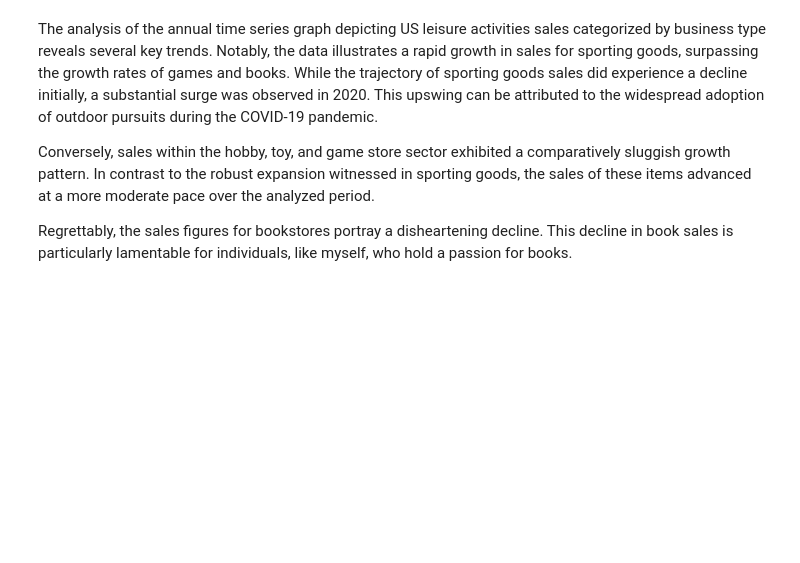
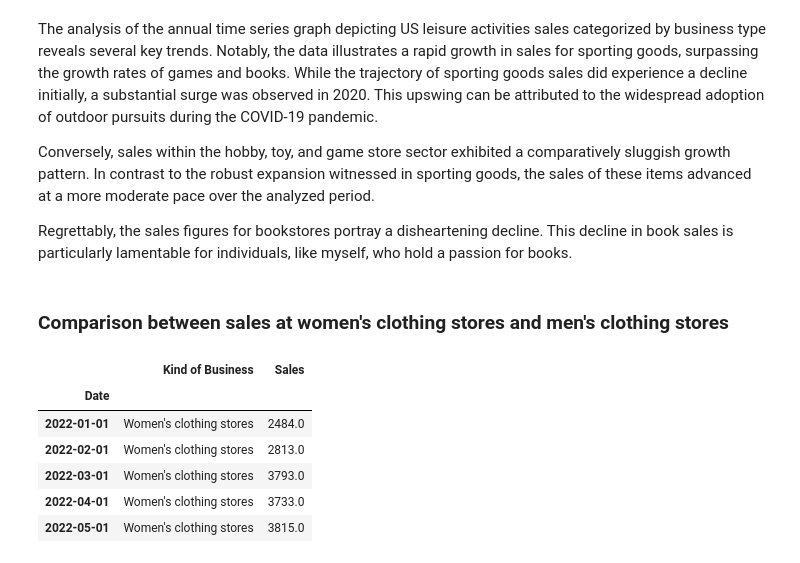
Before and after one commit to luizamfsantos/US-Retail-Sales-Data-Exploration, a Jupyter notebook: data_analysis.ipynb, the cells around one changed output. Drawn from its saved outputs; the diff is of its cells as text; code cells hidden in the pictures; blank space fills up the shorter version.

```diff
--- a/data_analysis.ipynb
+++ b/data_analysis.ipynb
@@ -230,3 +250,17 @@ The analysis of the annual time series graph depicting US leisure activities sal
 Conversely, sales within the hobby, toy, and game store sector exhibited a comparatively sluggish growth pattern. In contrast to the robust expansion witnessed in sporting goods, the sales of these items advanced at a more moderate pace over the analyzed period.
 
 Regrettably, the sales figures for bookstores portray a disheartening decline. This decline in book sales is particularly lamentable for individuals, like myself, who hold a passion for books.
+# %% [markdown]
+### Comparison between sales at women's clothing stores and men's clothing stores
+# %%
+men_women_clothes = df.loc[(df["Kind of Business"]=="Men's clothing stores") | (df["Kind of Business"] == "Women's clothing stores")]
+men_women_clothes.set_index("Date", inplace=True)
+men_women_clothes.head()
+# %% [output]
+|  | Kind of Business | Sales |
+| Date |  |  |
+| 2022-01-01 | Women's clothing stores | 2484.0 |
+| 2022-02-01 | Women's clothing stores | 2813.0 |
+| 2022-03-01 | Women's clothing stores | 3793.0 |
+| 2022-04-01 | Women's clothing stores | 3733.0 |
+| 2022-05-01 | Women's clothing stores | 3815.0 |
```
Also changed, not shown: parts of 5 cells of this notebook, 1 other file.
